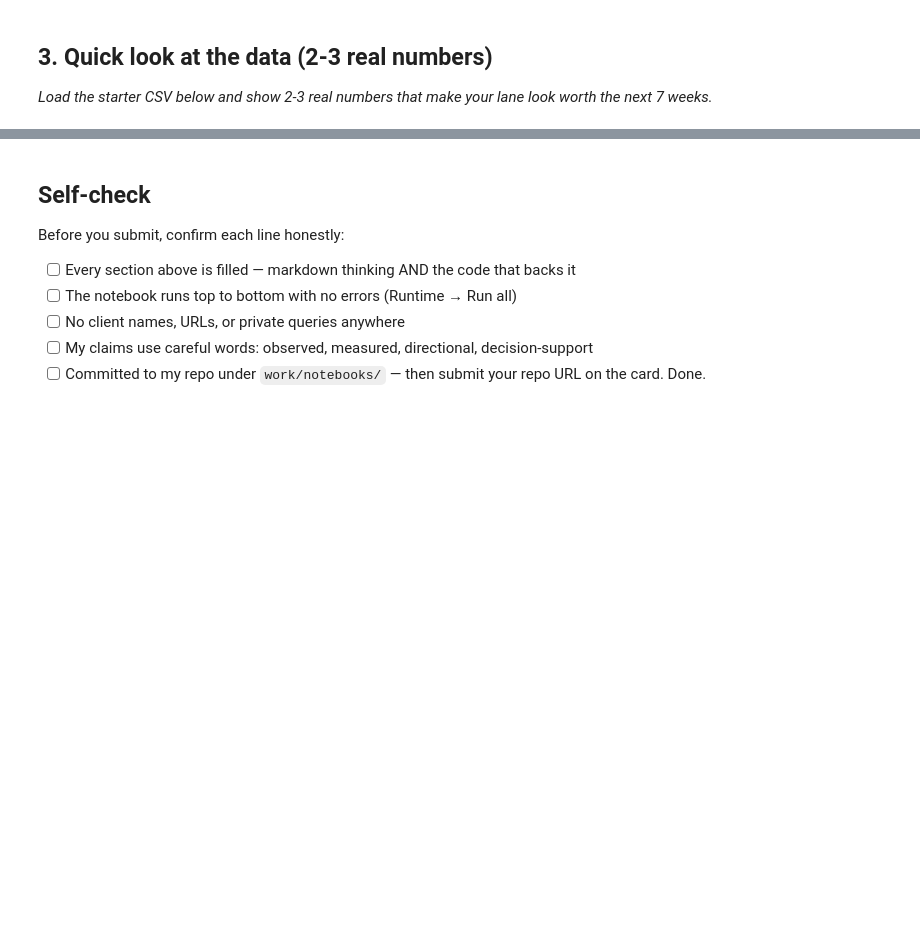
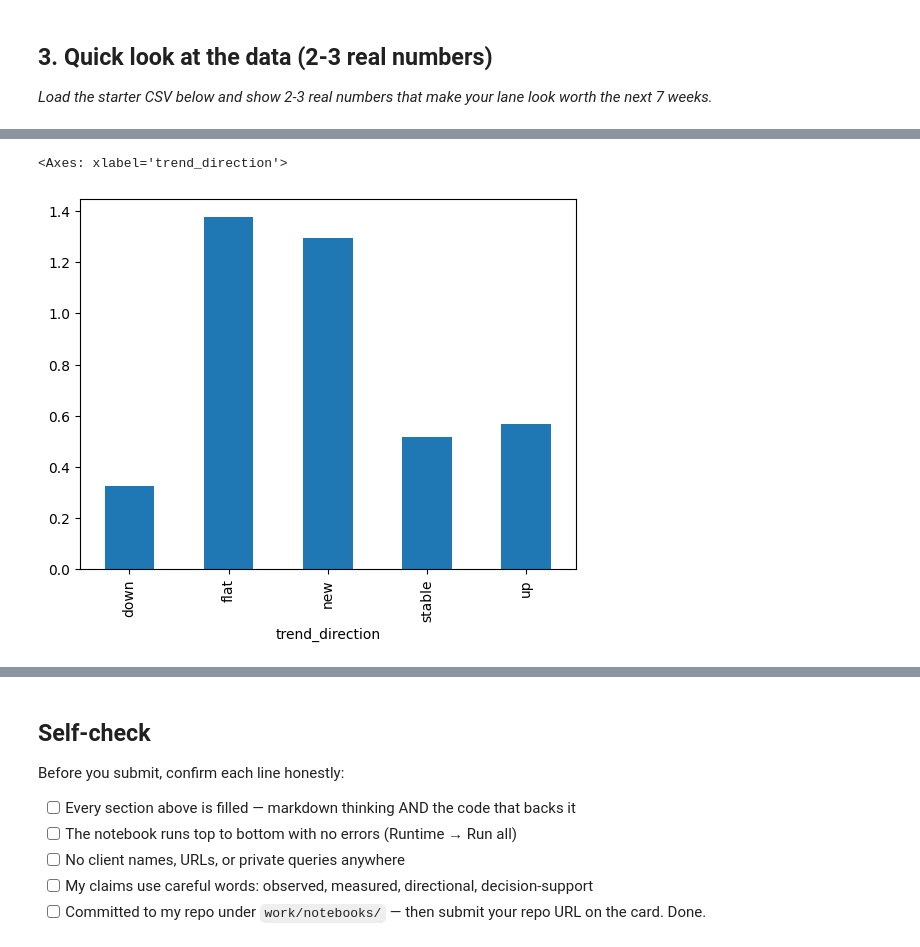
Before and after one commit to Zezo-Elkafoury/Flyrank-internship-assignment-1, a Jupyter notebook: work/notebooks/w01_research_question.ipynb, the cells around one changed output, grey strips where cells are left out. Drawn from its saved outputs; the diff is of its cells as text; code cells hidden in the pictures; blank space fills up the shorter version.

```diff
--- a/work/notebooks/w01_research_question.ipynb
+++ b/work/notebooks/w01_research_question.ipynb
@@ -33,0 +38,4 @@ This skeleton is yours to fill. Work the sections **in order** — each one has
+# %%
+import pandas as pd
+df = pd.read_csv('https://raw.githubusercontent.com/zezo-Elkafoury/Flyrank-internship-assignment-1/main/data/raw/content_refresh_anonymized.csv')
+df.head()
@@ -33,0 +73,6 @@ This skeleton is yours to fill. Work the sections **in order** — each one has
+# %%
+# Average CTR for each trend direction
+df.groupby('trend_direction')['ctr'].mean().plot(kind='bar')
+# %% [output]
+<Axes: xlabel='trend_direction'>
+[figure, added]
```
Also changed, not shown: parts of 12 cells of this notebook.
